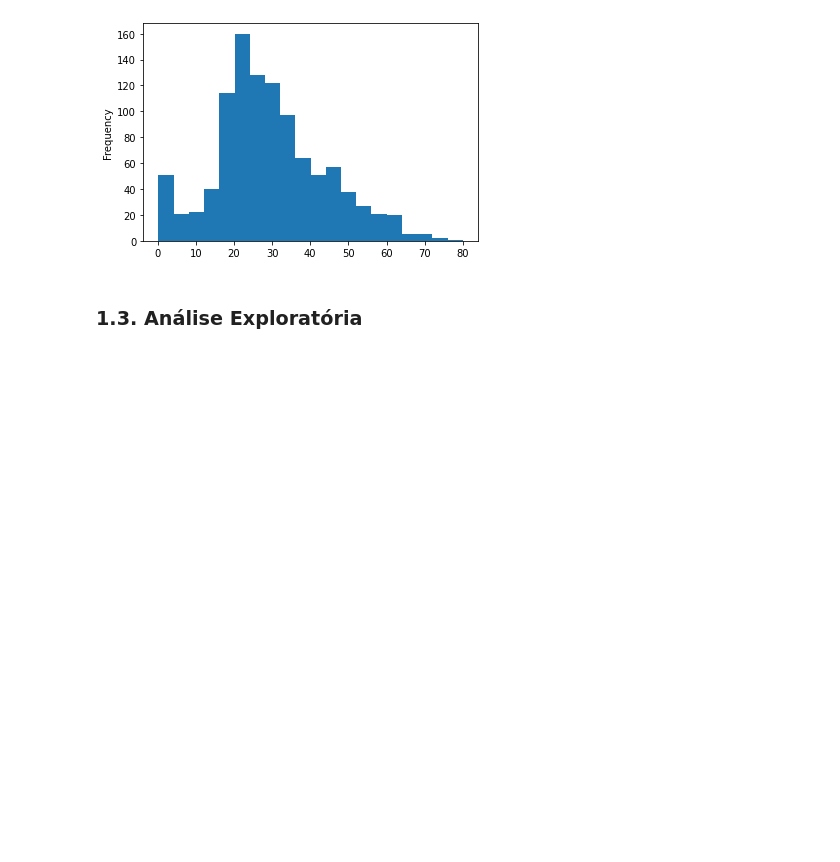
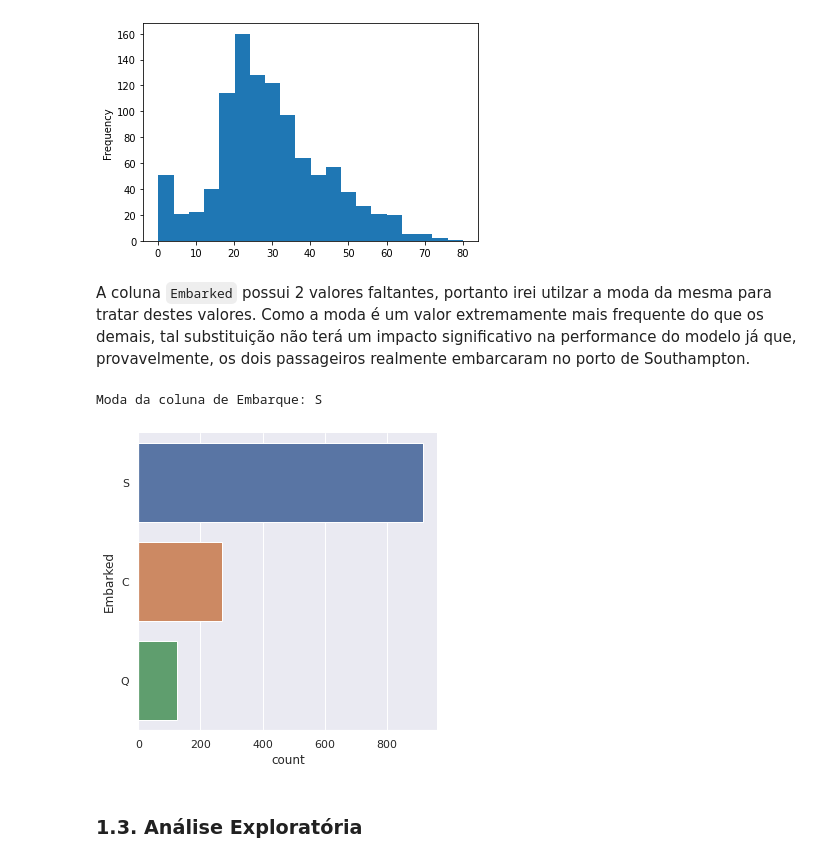
Before and after one commit to GDevigili/machine-learning-coursework, a Jupyter notebook: main.ipynb, the cells around one changed output. Saved outputs shown, nothing was run; the diff lists cells and outputs as text; code cells hidden in the pictures; blank space fills up the shorter version.

Commit message:
treat Embarked missing data

```diff
--- a/main.ipynb
+++ b/main.ipynb
@@ -76,6 +76,21 @@ Mean Age of the Passengers: 29.881137667304014
 [figure]
 # %%
 merged_df['Age'] = merged_df['Age'].fillna(round(merged_df['Age'].mean(), 0))
+# %% [markdown]
+A coluna `Embarked` possui 2 valores faltantes, portanto irei utilzar a moda da mesma para tratar destes valores. Como a moda é um valor extremamente mais frequente do que os demais, tal substituição não terá um impacto significativo na performance do modelo já que, provavelmente, os dois passageiros realmente embarcaram no porto de Southampton.
+# %%
+# calculate the mode
+embarked_mode = merged_df['Embarked'].mode()
+print(f'Moda da coluna de Embarque: {embarked_mode[0]}')
+
+# plot a barplot with the counts of each class
+sns.catplot(data = merged_df, y = 'Embarked', kind = 'count')
+
+# replace the missing values with the mode
+merged_df['Embarked'] = merged_df['Embarked'].fillna(embarked_mode[0])
+# %% [output]
+Moda da coluna de Embarque: S
+[figure, added]
 # %% [markdown]
 ### 1.3. Análise Exploratória
 # %% [markdown]
```
